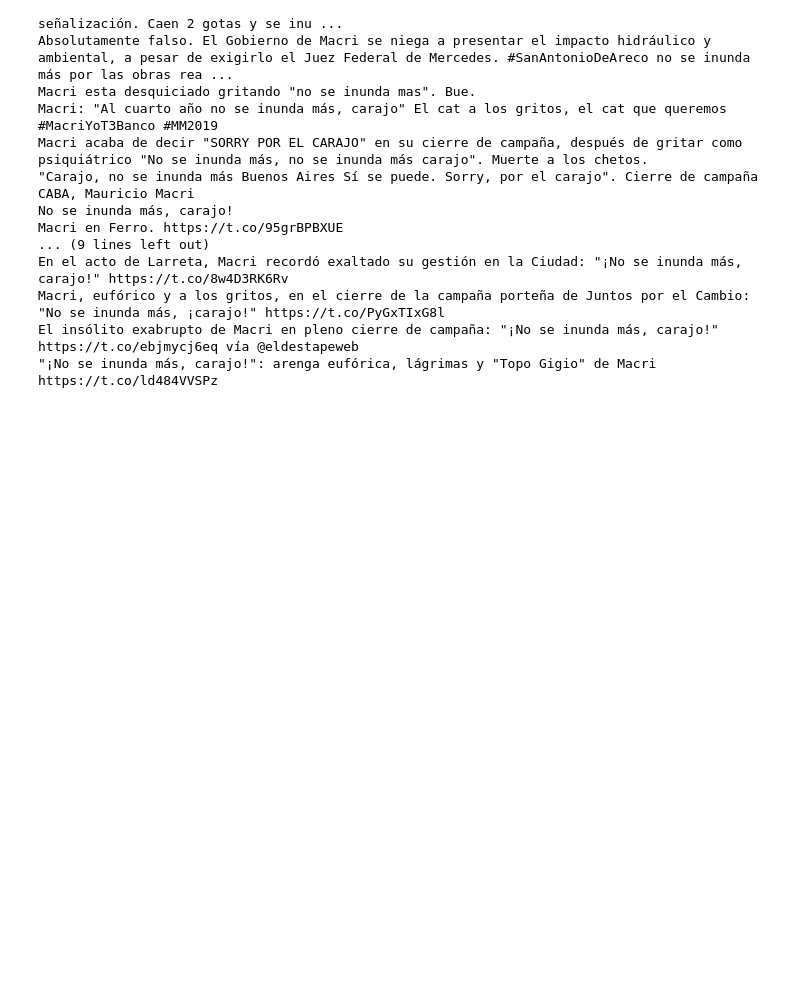
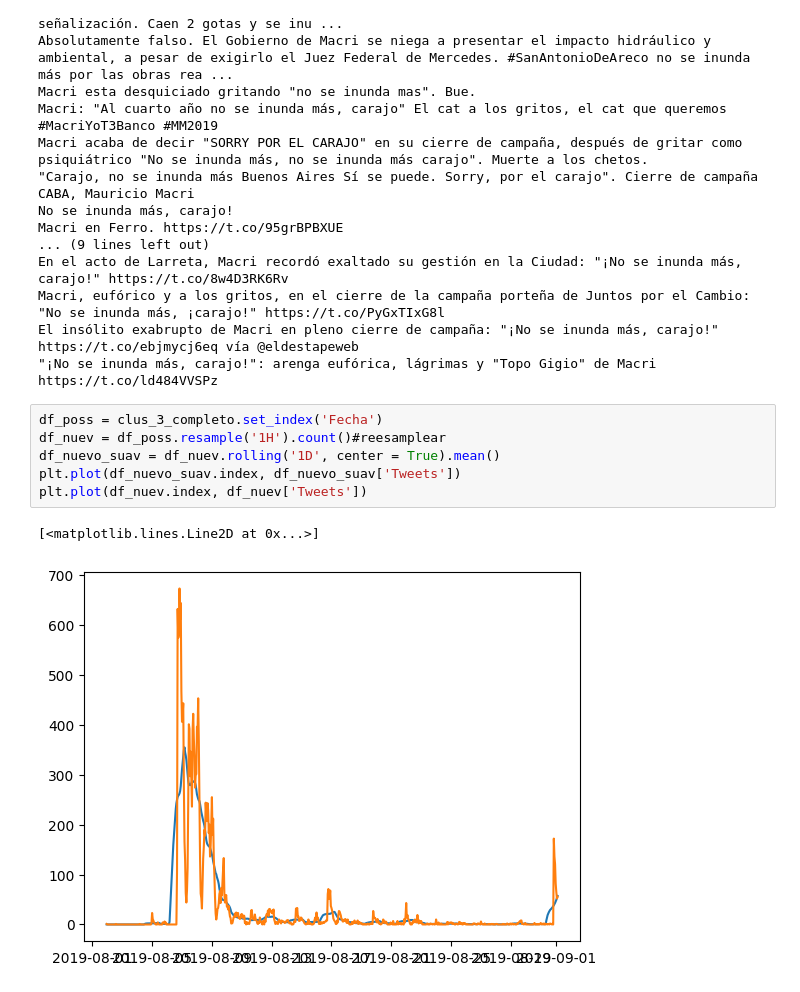
Before and after one commit to Ale-Mildiner/Tesis, a Jupyter notebook: Base_Twitter/series_temporales_con_medios.ipynb, the cells around one changed output. Cells and saved outputs as stored; diff of their text form; blank space fills up the shorter version.

```diff
--- a/Base_Twitter/series_temporales_con_medios.ipynb
+++ b/Base_Twitter/series_temporales_con_medios.ipynb
@@ -256,3 +256,12 @@ En el acto de Larreta, Macri recordó exaltado su gestión en la Ciudad: "¡No s
 Macri, eufórico y a los gritos, en el cierre de la campaña porteña de Juntos por el Cambio: "No se inunda más, ¡carajo!" https://t.co/PyGxTIxG8l
 El insólito exabrupto de Macri en pleno cierre de campaña: "¡No se inunda más, carajo!" https://t.co/ebjmycj6eq vía @eldestapeweb
 "¡No se inunda más, carajo!": arenga eufórica, lágrimas y "Topo Gigio" de Macri https://t.co/ld484VVSPz
+# %%
+df_poss = clus_3_completo.set_index('Fecha')
+df_nuev = df_poss.resample('1H').count()#reesamplear
+df_nuevo_suav = df_nuev.rolling('1D', center = True).mean()
+plt.plot(df_nuevo_suav.index, df_nuevo_suav['Tweets'])
+plt.plot(df_nuev.index, df_nuev['Tweets'])
+# %% [output]
+[<matplotlib.lines.Line2D at 0x...>]
+[figure, added]
```
Also changed, not shown: parts of 2 cells of this notebook.
